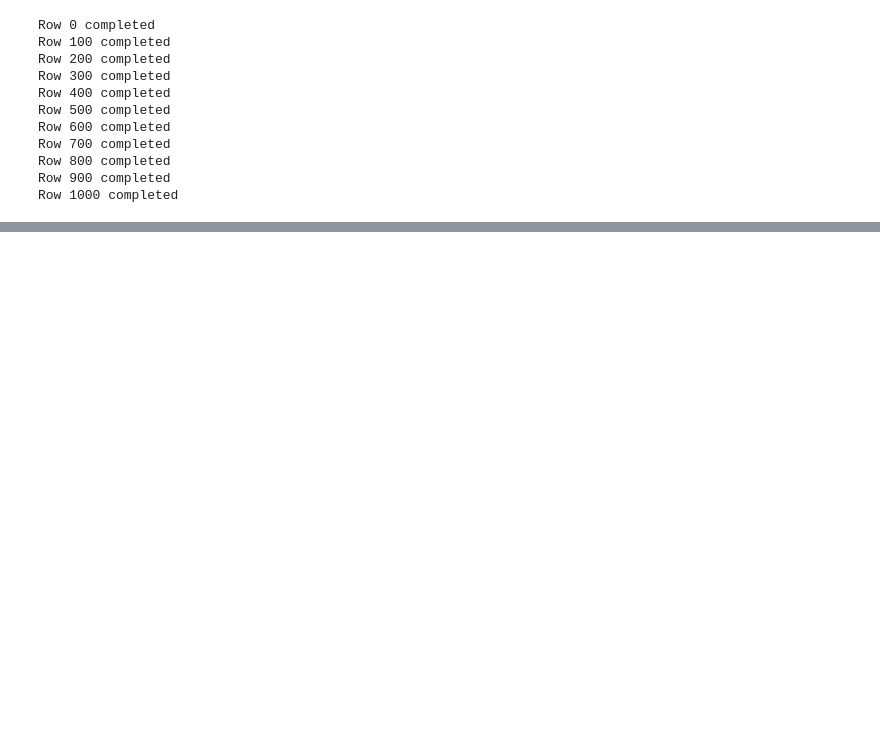
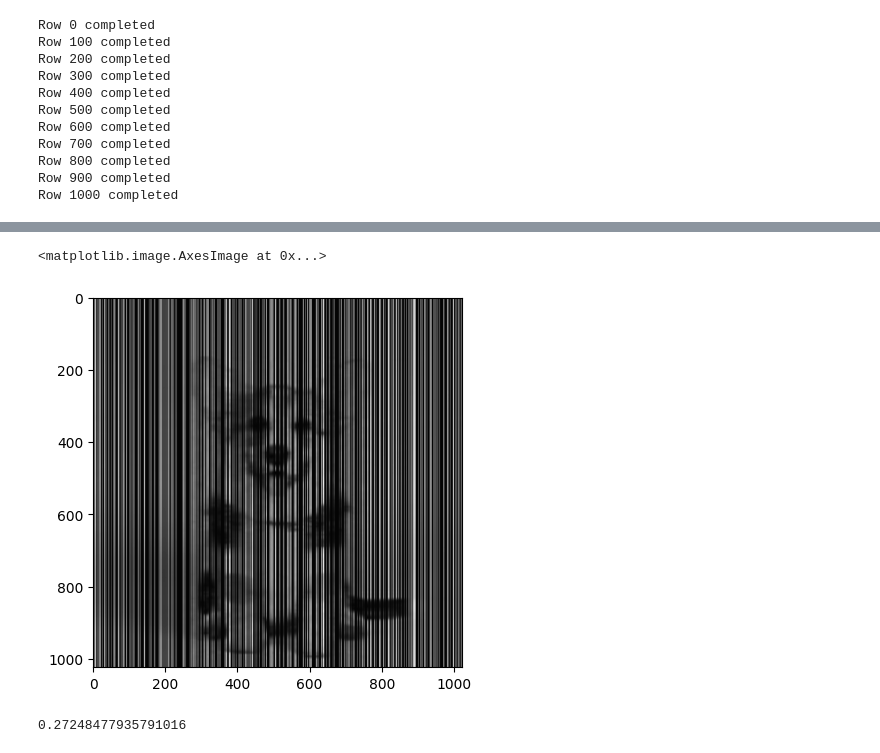
Before and after one commit to Hit2737/CS328_Intro_to_Data_Science_Project, a Jupyter notebook: file1.ipynb, the cells around one changed output, grey strips where cells are left out. Cells and saved outputs as stored; diff of their text form; code cells hidden in the pictures; blank space fills up the shorter version.

```diff
--- a/file1.ipynb
+++ b/file1.ipynb
@@ -65,6 +65,9 @@ import torch
 from PIL import Image
 import os
 import warnings
+import torch
+import torch.optim as optim
+device = torch.device("cuda:0" if torch.cuda.is_available() else "cpu")
 warnings.filterwarnings("ignore")
 # %% [markdown]
 ###
@@ -267,0 +322,2 @@ Accuracy(A, A_pred, 10)
+# %%
+W,H = factorize(torch.tensor(A_sampled, dtype=torch.float32, device=device), 20, reg_para=0.6, col_num=torch.tensor(col_num, device=device), true_size=A.shape, device=device, max_iterations=1000)
@@ -267,0 +342,11 @@ Accuracy(A, A_pred, 10)
+# %%
+A_pred = W @ H
+# %%
+plt.imshow(A_pred.cpu().detach().numpy(), cmap='gray')
+# %% [output]
+<matplotlib.image.AxesImage at 0x...>
+[figure, added]
+# %%
+Accuracy(A, A_pred.cpu().detach().numpy(), 10)
+# %% [output]
+0.27248477935791016
```
Also changed, not shown: parts of 13 cells of this notebook.
